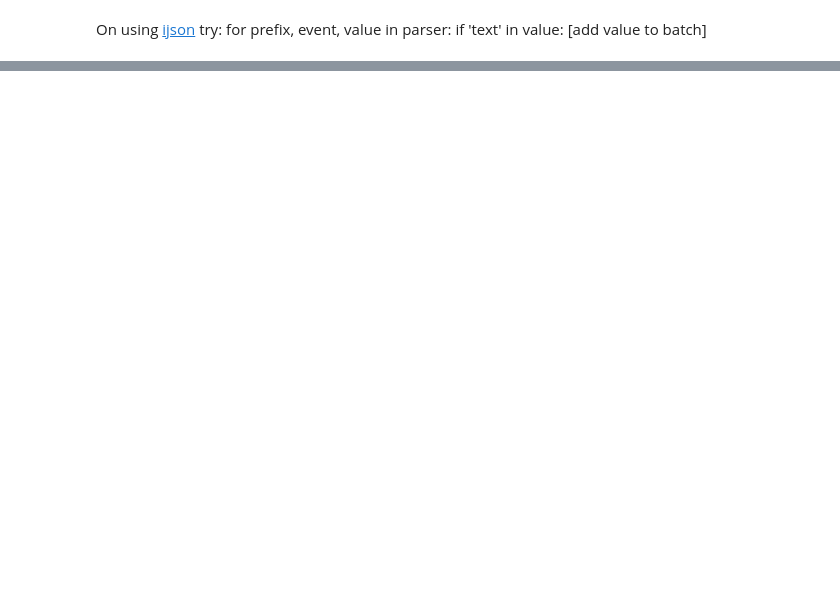
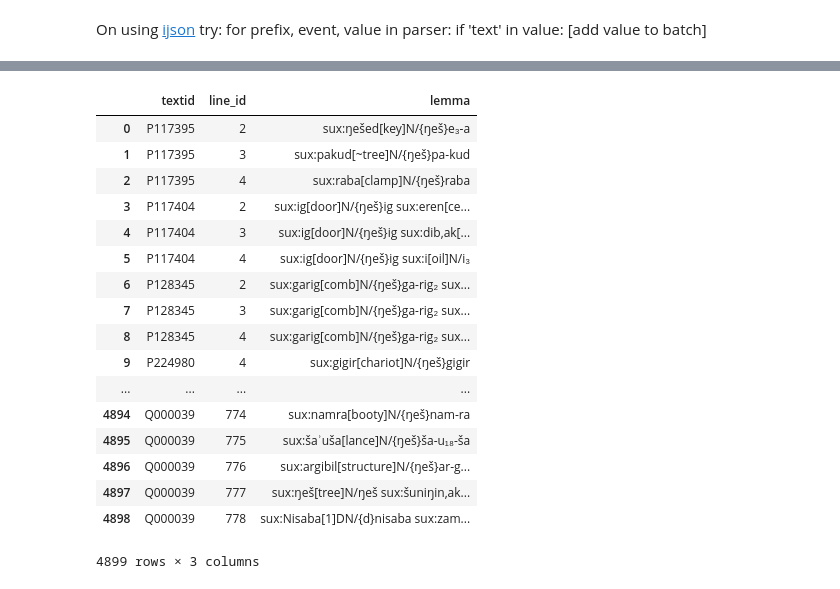
Before and after one commit to niekveldhuis/ORACC-JSON, a Jupyter notebook: json-corpus.ipynb, the cells around one changed output, grey strips where cells are left out. Cells and saved outputs as stored; diff of their text form; code cells hidden in the pictures; blank space fills up the shorter version.

```diff
--- a/json-corpus.ipynb
+++ b/json-corpus.ipynb
@@ -154,0 +192,26 @@ with open('../data/metadata/dcclt_meta.csv', 'w') as f:
+# %%
+lines = select_df['lemma'].groupby([select_df['textid'], select_df['line_id']]).apply(' '.join)
+# %%
+lines_df = pd.DataFrame(lines)
+# %%
+lines_df = lines_df.reset_index()
+lines_df
+# %% [output]
+|  | textid | line_id | lemma |
+| 0 | P117395 | 2 | sux:ŋešed[key]N/{ŋeš}e₃-a |
+| 1 | P117395 | 3 | sux:pakud[~tree]N/{ŋeš}pa-kud |
+| 2 | P117395 | 4 | sux:raba[clamp]N/{ŋeš}raba |
+| 3 | P117404 | 2 | sux:ig[door]N/{ŋeš}ig sux:eren[ce... |
+| 4 | P117404 | 3 | sux:ig[door]N/{ŋeš}ig sux:dib,ak[... |
+| 5 | P117404 | 4 | sux:ig[door]N/{ŋeš}ig sux:i[oil]N/i₃ |
+| 6 | P128345 | 2 | sux:garig[comb]N/{ŋeš}ga-rig₂ sux... |
+| 7 | P128345 | 3 | sux:garig[comb]N/{ŋeš}ga-rig₂ sux... |
+| 8 | P128345 | 4 | sux:garig[comb]N/{ŋeš}ga-rig₂ sux... |
+| 9 | P224980 | 4 | sux:gigir[chariot]N/{ŋeš}gigir |
+| ... | ... | ... | ... |
+| 4894 | Q000039 | 774 | sux:namra[booty]N/{ŋeš}nam-ra |
+| 4895 | Q000039 | 775 | sux:šaʾuša[lance]N/{ŋeš}ša-u₁₈-ša |
+| 4896 | Q000039 | 776 | sux:argibil[structure]N/{ŋeš}ar-g... |
+| 4897 | Q000039 | 777 | sux:ŋeš[tree]N/ŋeš sux:šuniŋin,ak... |
+| 4898 | Q000039 | 778 | sux:Nisaba[1]DN/{d}nisaba sux:zam... |
+4899 rows × 3 columns
```
Also changed, not shown: parts of 34 cells of this notebook, 2 other files.
